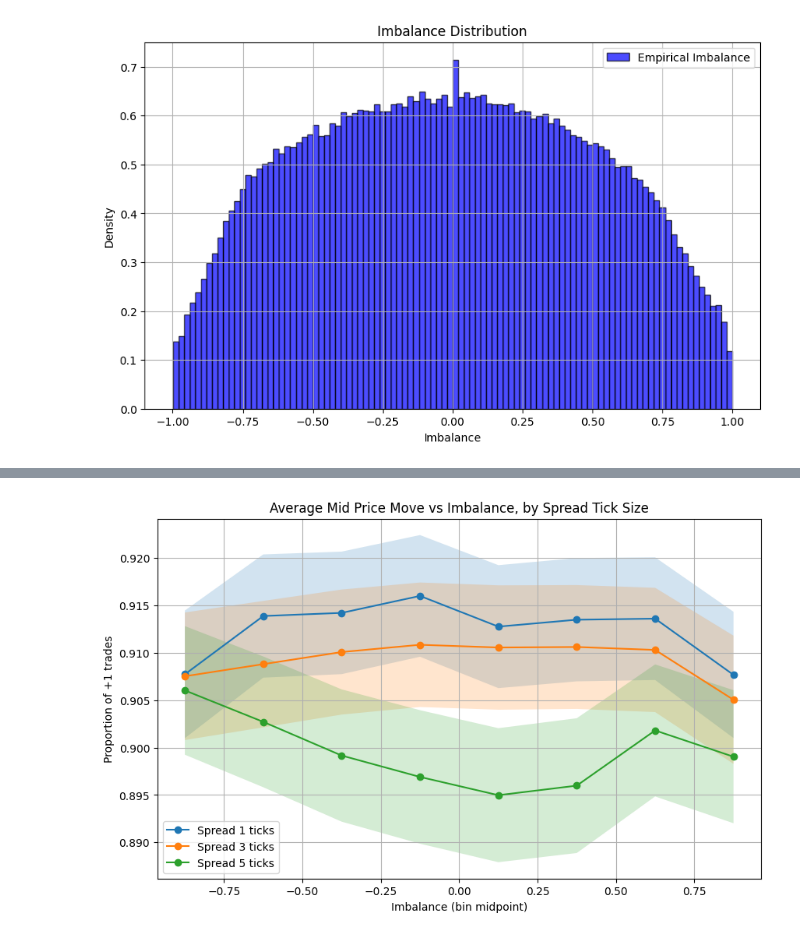
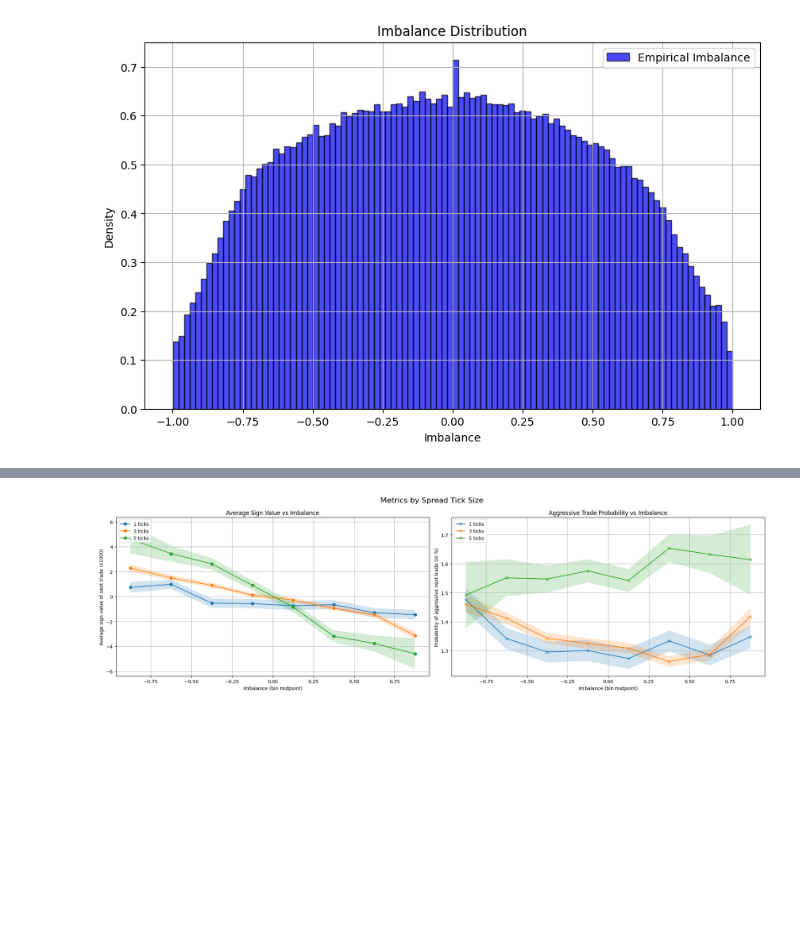
Before and after one commit to ethantrentin/High-Frequency-Data-Limit-Order-Books, a Jupyter notebook: DHF-LAB1-BOISTARD-ROCHE-TRENTIN.ipynb, the cells around one changed output, grey strips where cells are left out. Saved outputs shown, nothing was run; the diff lists cells and outputs as text; code cells hidden in the pictures; blank space fills up the shorter version.

```diff
--- a/DHF-LAB1-BOISTARD-ROCHE-TRENTIN.ipynb
+++ b/DHF-LAB1-BOISTARD-ROCHE-TRENTIN.ipynb
@@ -520,5 +510,8 @@ Question 6 : Study of the imbalance and its prediction properties
 df_q6 = filename_df.copy()
 df_q6['imbalance'] = (df_q6['bq0'] - df_q6['aq0']) / (df_q6['aq0'] +
                                                       df_q6['bq0'])
-print(df_q6.loc[df_q6['eqty']<0])
+df_q6['trade_sign'] = numpy.where(
+    (df_q6['eqty'] >= 0) , 0,
+    numpy.where((df_q6['eqty'] < 0) & (df_q6['eside'] == 'S'), -1, 1))
+df_q6
 # %% [output]
@@ -569,26 +558,31 @@ std_mid_price_move = (
 'spread_tick_size'], observed=False)
     ['mid_price_move'].std()
 )
+n_series = df_q6.groupby(['imbalance_group', 'spread_tick_size'],
+                          observed=False)['sign_next_trade'].size()
 
 df_pivot_mean = average_mid_price_move.unstack('spread_tick_size')
 df_pivot_std  = std_mid_price_move.unstack('spread_tick_size')
+df_pivot_n = n_series.unstack('spread_tick_size')
 
 plt.figure(figsize=(10, 6))
 
 spreads_to_plot = [1, 3, 5]
 
 for spread in spreads_to_plot:
+    counts_series = df_pivot_n[spread].dropna()
+
     mean_series = df_pivot_mean[spread].dropna()
     std_series  = df_pivot_std[spread].dropna()
 
     x_values = [interval.mid for interval in mean_series.index]
     y_values = mean_series.values
-    y_errors = std_series.values
+    y_errors = std_series.values / numpy.sqrt(counts_series.values)
 
     plt.plot(x_values, y_values, marker='o', label=f"Spread {spread} ticks")
     plt.fill_between(x_values,
-                     y_values - 0.02*y_errors,
-                     y_values + 0.02*y_errors,
+                     y_values - y_errors,
+                     y_values + y_errors,
                      alpha=0.2)
 
 plt.title('Average Mid Price Move vs Imbalance, by Spread Tick Size')
@@ -602,43 +596,66 @@ plt.show()
 # %%
-bins = numpy.arange(-1.0,1.01, 0.25)
+bins = numpy.arange(-1.0, 1.01, 0.25)
 df_q6['imbalance_group'] = pd.cut(df_q6['imbalance'], bins=bins)
-df_q6['sign_next_trade'] = numpy.sign(df_q6['eqty'].shift(-1))
+df_q6['sign_next_trade'] = numpy.sign(df_q6['trade_sign'].shift(-1))
+df_q6['agressive_next_trade'] = numpy.abs(df_q6['sign_next_trade'])
 
-average_mid_price_move = (
-    df_q6.groupby(['imbalance_group', 'spread_tick_size'], observed=False)
-    ['sign_next_trade'].mean())
-std_mid_price_move = (
-    df_q6.groupby(['imbalance_group',
-'spread_tick_size'], observed=False)
-    ['sign_next_trade'].std()
-)
+average_mid_price_move = df_q6.groupby(['imbalance_group',
+                                         'spread_tick_size'], observed=False)['sign_next_trade'].mean()
+std_mid_price_move = df_q6.groupby(['imbalance_group', 'spread_tick_size'],
+                                    observed=False)['sign_next_trade'].std()
+std_agressivity = (df_q6.groupby(['imbalance_group', 'spread_tick_size'],
+                    observed=False)['agressive_next_trade'].std())
+average_agressivity = df_q6.groupby(['imbalance_group', 'spread_tick_size'],
+                                     observed=False)['agressive_next_trade'].mean()
+n_series = df_q6.groupby(['imbalance_group', 'spread_tick_size'],
+                          observed=False)['sign_next_trade'].size()
 
 df_pivot_mean = average_mid_price_move.unstack('spread_tick_size')
-df_pivot_std  = std_mid_price_move.unstack('spread_tick_size')
+df_pivot_abs = average_agressivity.unstack('spread_tick_size')
+df_pivot_std = std_mid_price_move.unstack('spread_tick_size')
+df_pivot_abs_std = std_agressivity.unstack('spread_tick_size')
+df_pivot_n = n_series.unstack('spread_tick_size')
 
-plt.figure(figsize=(10, 6))
-
+fig, (ax1, ax2) = plt.subplots(1, 2, figsize=(20, 6))
 spreads_to_plot = [1, 3, 5]
 
 for spread in spreads_to_plot:
+    counts_series = df_pivot_n[spread].dropna()
+
     mean_series = df_pivot_mean[spread].dropna()
-    std_series  = df_pivot_std[spread].dropna()
+    std_series = df_pivot_std[spread].dropna()
 
     x_values = [interval.mid for interval in mean_series.index]
-    y_values = mean_series.values
-    y_errors = std_series.values
+    y_values = 1000 * mean_series.values
+    y_errors = 1000 * (std_series.values / numpy.sqrt(counts_series.values))
 
-    plt.plot(x_values, y_values, marker='o', label=f"Spread {spread} ticks")
-    plt.fill_between(x_values,
-                     y_values - 0.02*y_errors,
-                     y_values + 0.02*y_errors,
-                     alpha=0.2)
+    ax1.plot(x_values, y_values, marker='o', label=f"{spread} ticks")
+    ax1.fill_between(x_values, y_values - y_errors, y_values + y_errors,
+                      alpha=0.2)
+    abs_series = df_pivot_abs[spread].dropna()
+    std_abs_series = df_pivot_abs_std[spread].dropna()
 
-plt.title('Average Mid Price Move vs Imbalance, by Spread Tick Size')
-plt.xlabel('Imbalance (bin midpoint)')
-plt.ylabel('Proportion of +1 trades')
-plt.grid(True)
-plt.legend()
+    x_values_abs = [interval.mid for interval in abs_series.index]
+    y_abs_values = 100 * abs_series.values
+    y_abs_errors = 100 * (std_abs_series.values / numpy.sqrt(counts_series
+                                                             .values))
+    ax2.plot(x_values_abs, y_abs_values, marker='x', label=f"{spread} ticks")
+    ax2.fill_between(x_values, y_abs_values - y_abs_errors, y_abs_values +
+                      y_abs_errors,alpha=0.2)
+ax1.set_xlabel('Imbalance (bin midpoint)')
+ax1.set_ylabel('Average sign value of next trade (x1000)')
+ax1.set_title('Average Sign Value vs Imbalance')
+ax2.set_xlabel('Imbalance (bin midpoint)')
+ax2.set_ylabel('Probability of aggressive next trade (in %)')
+ax2.set_title('Aggressive Trade Probability vs Imbalance')
+ax1.grid(True)
+ax2.grid(True)
+lines1, labels1 = ax1.get_legend_handles_labels()
+lines2, labels2 = ax2.get_legend_handles_labels()
+ax1.legend(lines1, labels1, loc='upper left')
+ax2.legend(lines2, labels2, loc='upper left')
+plt.suptitle('Metrics by Spread Tick Size', fontsize=16)
+plt.tight_layout()
 plt.show()
 # %% [output]
-[figure, old version]
+[figure, new version]
```
Also changed, not shown: parts of 5 cells of this notebook.
